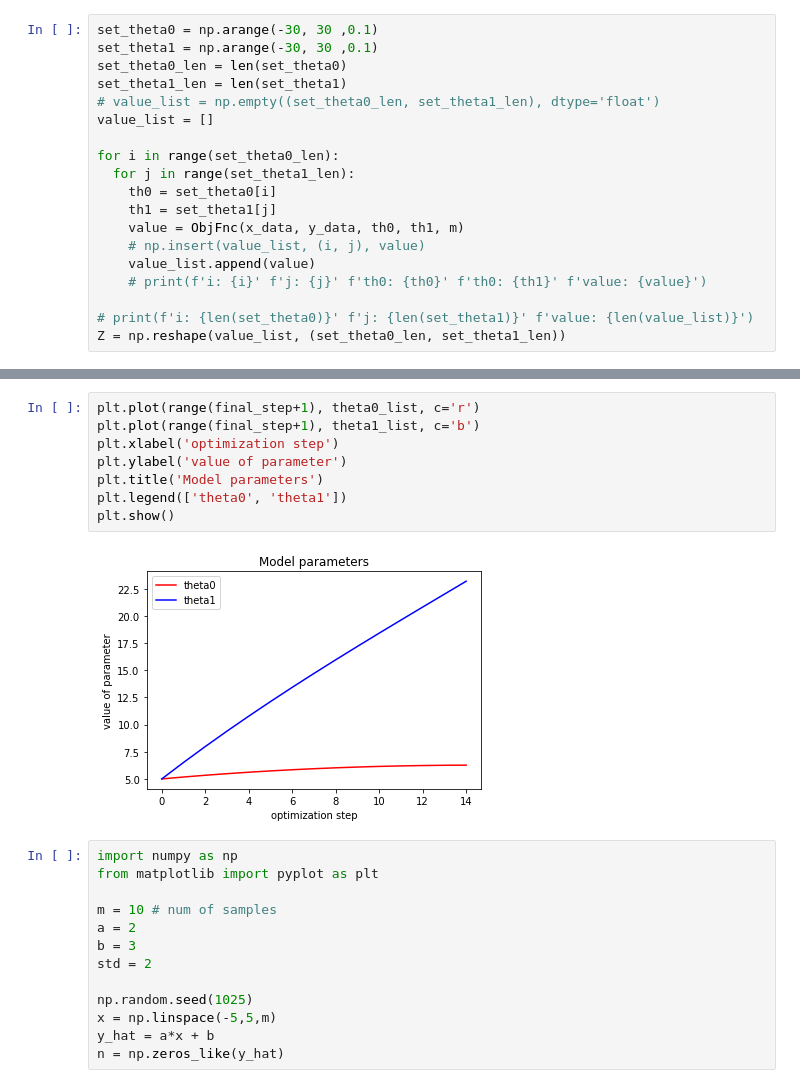
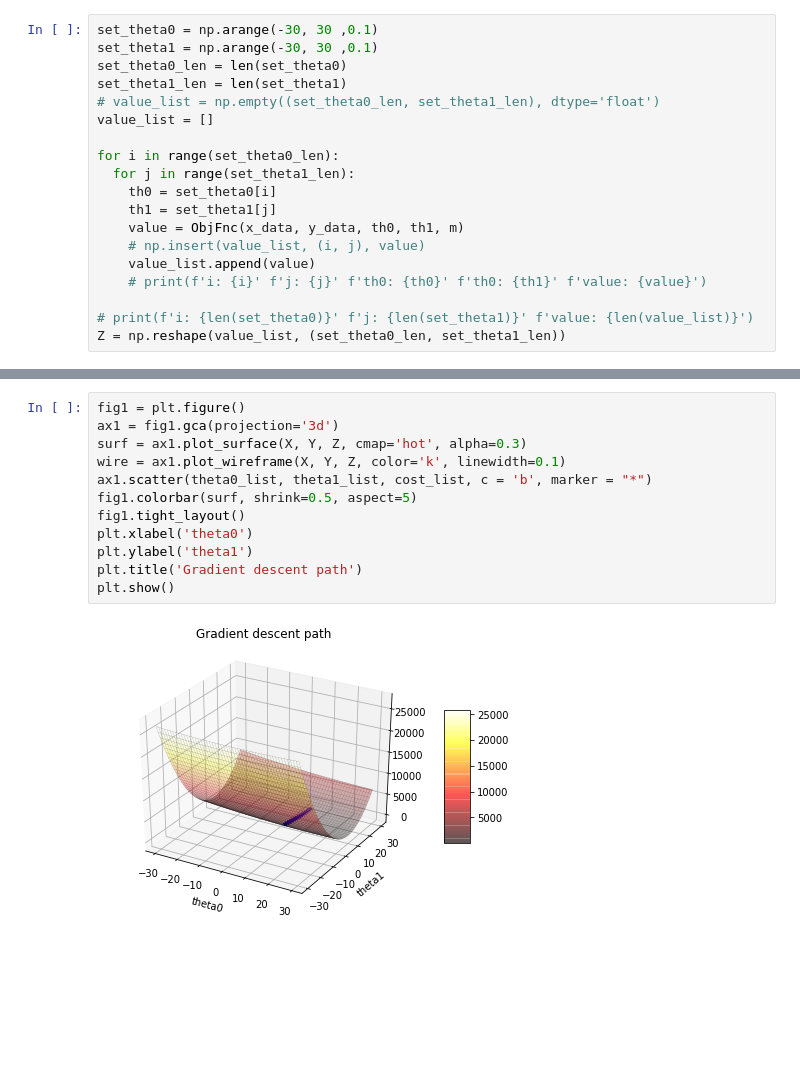
Before and after one commit to SuhyeonHa/MatrixComputation, a Jupyter notebook: Assignment03.ipynb, the cells around one changed output, grey strips where cells are left out. Saved outputs shown, nothing was run; the diff lists cells and outputs as text; blank space fills up the shorter version.

```diff
--- a/Assignment03.ipynb
+++ b/Assignment03.ipynb
@@ -207,23 +207,14 @@ plt.show()
-# %%
-plt.plot(range(final_step+1), theta0_list, c='r')
-plt.plot(range(final_step+1), theta1_list, c='b')
-plt.xlabel('optimization step')
-plt.ylabel('value of parameter')
-plt.title('Model parameters')
-plt.legend(['theta0', 'theta1'])
-plt.show()
-# %% [output]
-[figure, removed]
-# %%
-import numpy as np
-from matplotlib import pyplot as plt
-
-m = 10 # num of samples
-a = 2
-b = 3
-std = 2
-
-np.random.seed(1025)
-x = np.linspace(-5,5,m)
-y_hat = a*x + b
-n = np.zeros_like(y_hat)
+# %%
+fig1 = plt.figure()
+ax1 = fig1.gca(projection='3d')
+surf = ax1.plot_surface(X, Y, Z, cmap='hot', alpha=0.3)
+wire = ax1.plot_wireframe(X, Y, Z, color='k', linewidth=0.1)
+ax1.scatter(theta0_list, theta1_list, cost_list, c = 'b', marker = "*")
+fig1.colorbar(surf, shrink=0.5, aspect=5)
+fig1.tight_layout()
+plt.xlabel('theta0')
+plt.ylabel('theta1')
+plt.title('Gradient descent path')
+plt.show()
+# %% [output]
+[figure, added]
```
Also changed, not shown: parts of 2 cells of this notebook.
